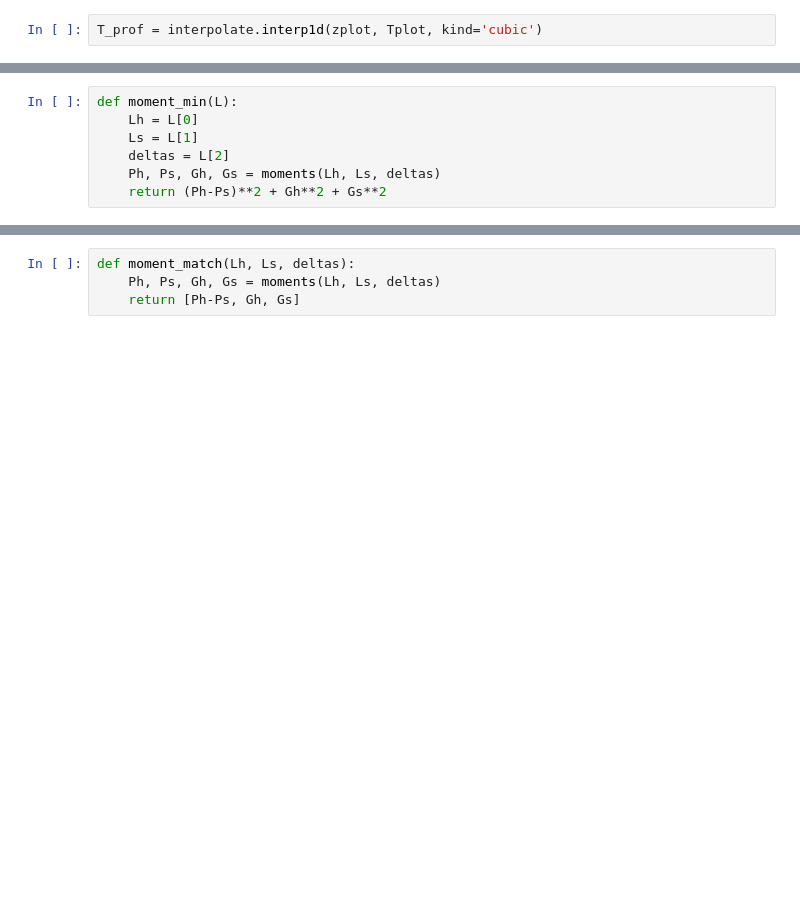
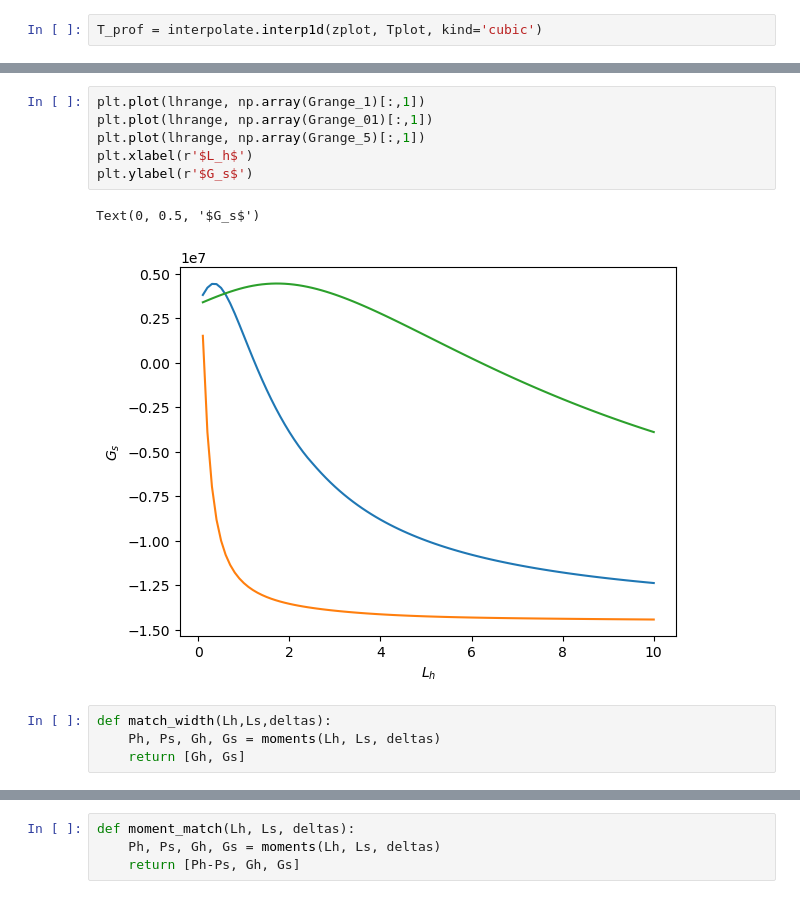
Before and after one commit to quarkquartet/Wall_velocity_LTE, a Jupyter notebook: solve.ipynb, the cells around one changed output, grey strips where cells are left out. Saved outputs shown, nothing was run; the diff lists cells and outputs as text; blank space fills up the shorter version.

```diff
--- a/solve.ipynb
+++ b/solve.ipynb
@@ -386,7 +496,13 @@ array([ 40404927.42144436, -37499297.4864777 , -24414990.77869301,
+# %%
+plt.plot(lhrange, np.array(Grange_1)[:,1])
+plt.plot(lhrange, np.array(Grange_01)[:,1])
+plt.plot(lhrange, np.array(Grange_5)[:,1])
+plt.xlabel(r'$L_h$')
+plt.ylabel(r'$G_s$')
+# %% [output]
+Text(0, 0.5, '$G_s$')
+[figure, added]
 # %%
-def moment_min(L):
-    Lh = L[0]
-    Ls = L[1]
-    deltas = L[2]
+def match_width(Lh,Ls,deltas):
     Ph, Ps, Gh, Gs = moments(Lh, Ls, deltas)
-    return (Ph-Ps)**2 + Gh**2 + Gs**2
+    return [Gh, Gs]
```
Also changed, not shown: parts of 36 cells of this notebook.
